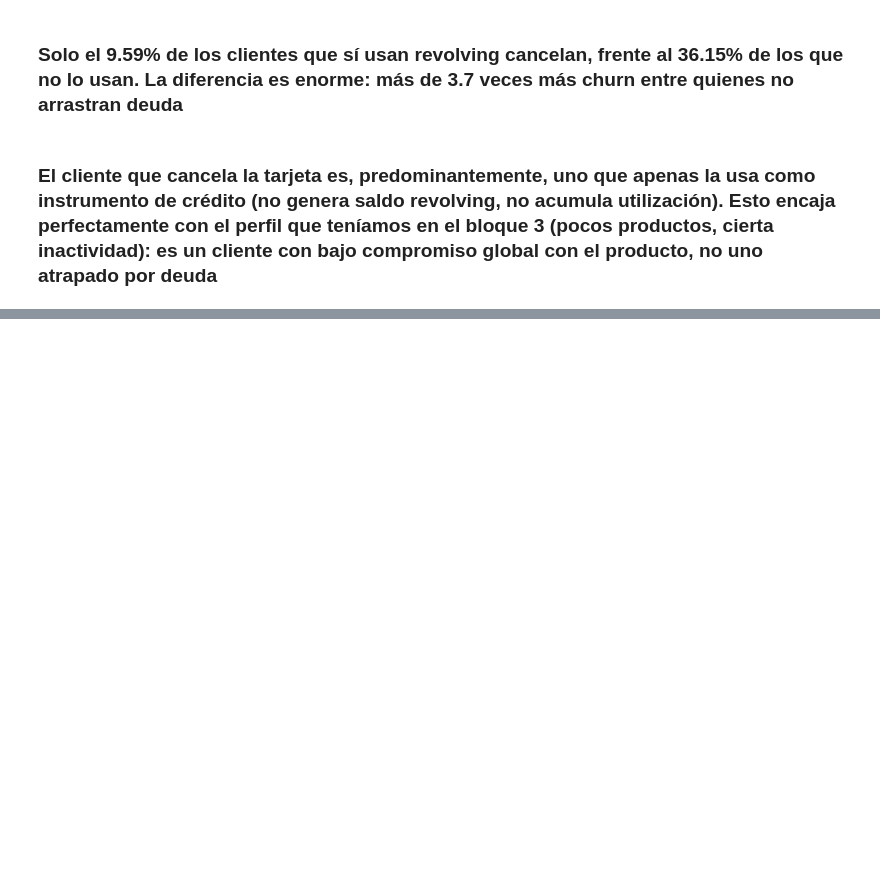
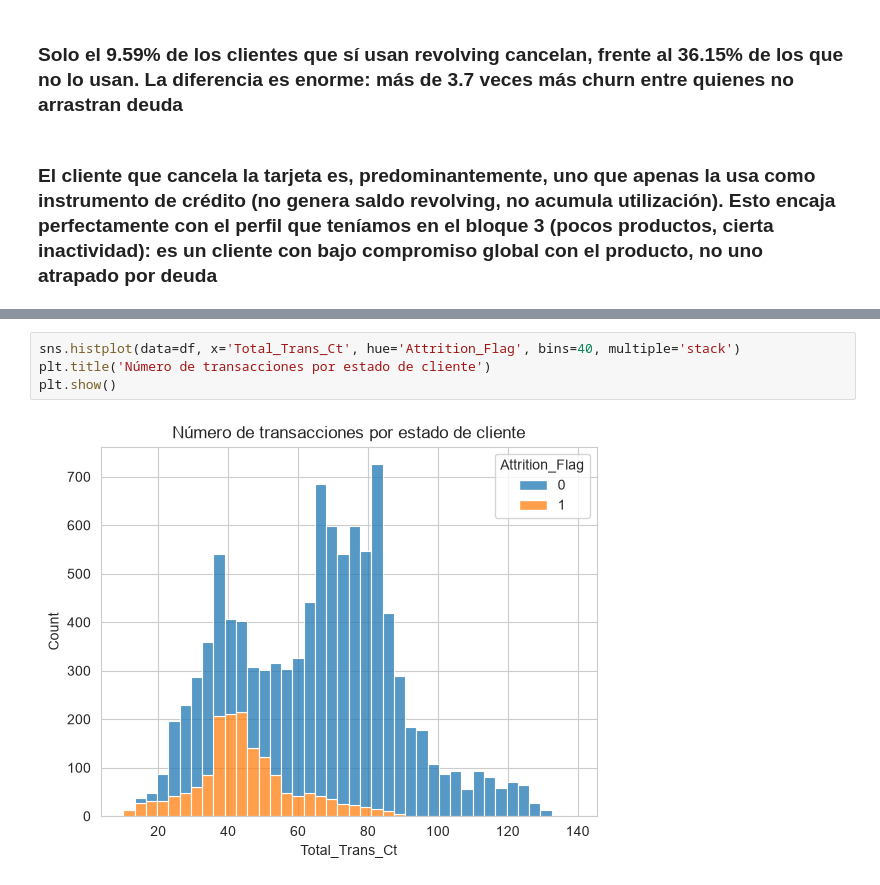
Before and after one commit to Dende8/Credit_Card_Churners, a Jupyter notebook: notebooks/eda.ipynb, the cells around one changed output, grey strips where cells are left out. Saved outputs shown, nothing was run; the diff lists cells and outputs as text; blank space fills up the shorter version.

```diff
--- a/notebooks/eda.ipynb
+++ b/notebooks/eda.ipynb
@@ -289,0 +312,6 @@ pd.crosstab(df['Revolving_Use'], df['Attrition_Flag'], normalize='index') * 100
+# %%
+sns.histplot(data=df, x='Total_Trans_Ct', hue='Attrition_Flag', bins=40, multiple='stack')
+plt.title('Número de transacciones por estado de cliente')
+plt.show()
+# %% [output]
+[figure, added]
```
Also changed, not shown: parts of 27 cells of this notebook.
